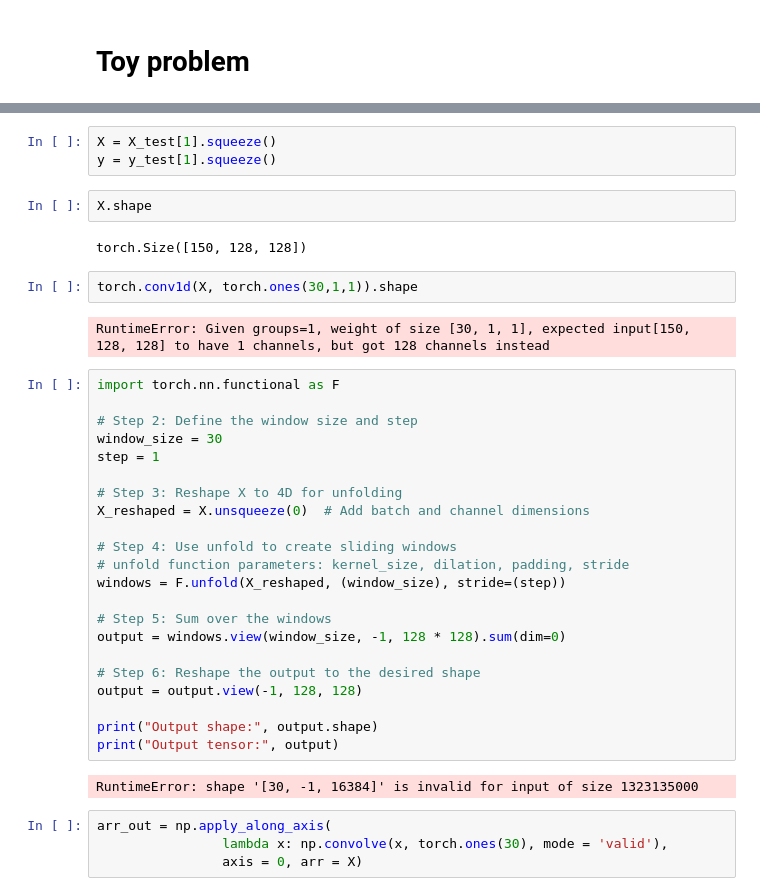
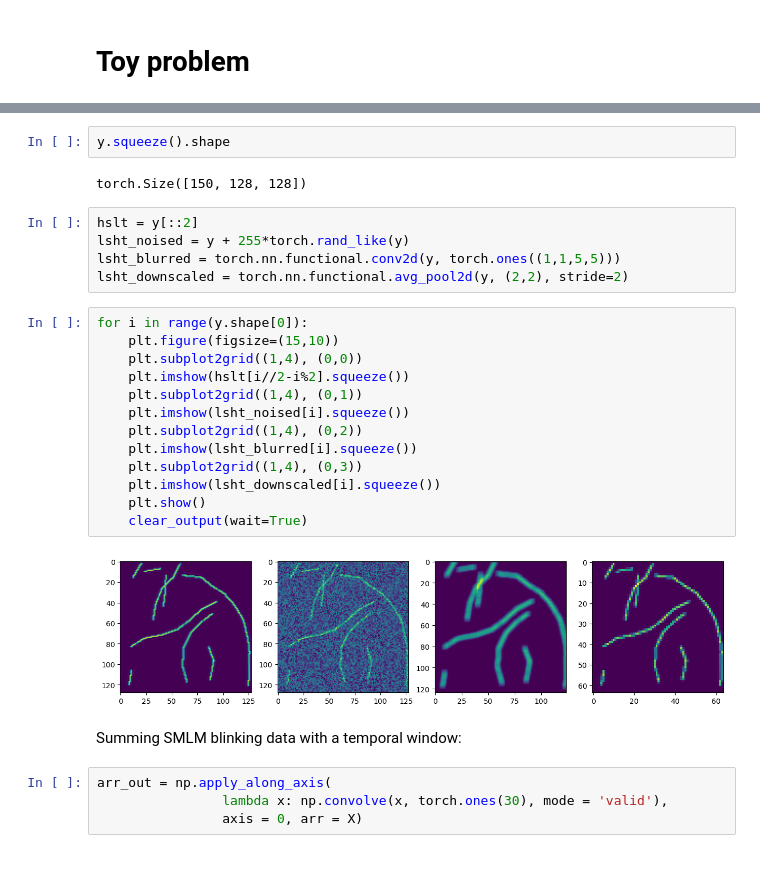
Before and after one commit to Serafim179/DBlink, a Jupyter notebook: demo/Data experimentations.ipynb, the cells around one changed output, grey strips where cells are left out. Drawn from its saved outputs; the diff is of its cells as text; blank space fills up the shorter version.

```diff
--- a/demo/Data experimentations.ipynb
+++ b/demo/Data experimentations.ipynb
@@ -73,41 +66,32 @@ plt.imshow(X_test[1].mean(0).squeeze())
 # %% [output]
 <matplotlib.image.AxesImage at 0x...>
 [figure]
-# %%
-X = X_test[1].squeeze()
-y = y_test[1].squeeze()
-# %%
-X.shape
-# %% [output]
-torch.Size([150, 128, 128])
-# %%
-torch.conv1d(X, torch.ones(30,1,1)).shape
-# %% [output]
-RuntimeError: Given groups=1, weight of size [30, 1, 1], expected input[150, 128, 128] to have 1 channels, but got 128 channels instead
-# %%
-import torch.nn.functional as F
-
-# Step 2: Define the window size and step
-window_size = 30
-step = 1
-
-# Step 3: Reshape X to 4D for unfolding
-X_reshaped = X.unsqueeze(0)  # Add batch and channel dimensions
-
-# Step 4: Use unfold to create sliding windows
-# unfold function parameters: kernel_size, dilation, padding, stride
-windows = F.unfold(X_reshaped, (window_size), stride=(step))
-
-# Step 5: Sum over the windows
-output = windows.view(window_size, -1, 128 * 128).sum(dim=0)
-
-# Step 6: Reshape the output to the desired shape
-output = output.view(-1, 128, 128)
-
-print("Output shape:", output.shape)
-print("Output tensor:", output)
-# %% [output]
-RuntimeError: shape '[30, -1, 16384]' is invalid for input of size 1323135000
+# %%
+y.squeeze().shape
+# %% [output]
+torch.Size([150, 128, 128])
+# %%
+hslt = y[::2]
+lsht_noised = y + 255*torch.rand_like(y)
+lsht_blurred = torch.nn.functional.conv2d(y, torch.ones((1,1,5,5)))
+lsht_downscaled = torch.nn.functional.avg_pool2d(y, (2,2), stride=2)
+# %%
+for i in range(y.shape[0]):
+    plt.figure(figsize=(15,10))
+    plt.subplot2grid((1,4), (0,0))
+    plt.imshow(hslt[i//2-i%2].squeeze())
+    plt.subplot2grid((1,4), (0,1))
+    plt.imshow(lsht_noised[i].squeeze())
+    plt.subplot2grid((1,4), (0,2))
+    plt.imshow(lsht_blurred[i].squeeze())
+    plt.subplot2grid((1,4), (0,3))
+    plt.imshow(lsht_downscaled[i].squeeze())
+    plt.show()
+    clear_output(wait=True)
+# %% [output]
+[figure, added]
+# %% [markdown]
+Summing SMLM blinking data with a temporal window:
 # %%
 arr_out = np.apply_along_axis(
                 lambda x: np.convolve(x, torch.ones(30), mode = 'valid'),
```
Also changed, not shown: parts of 8 cells of this notebook.
